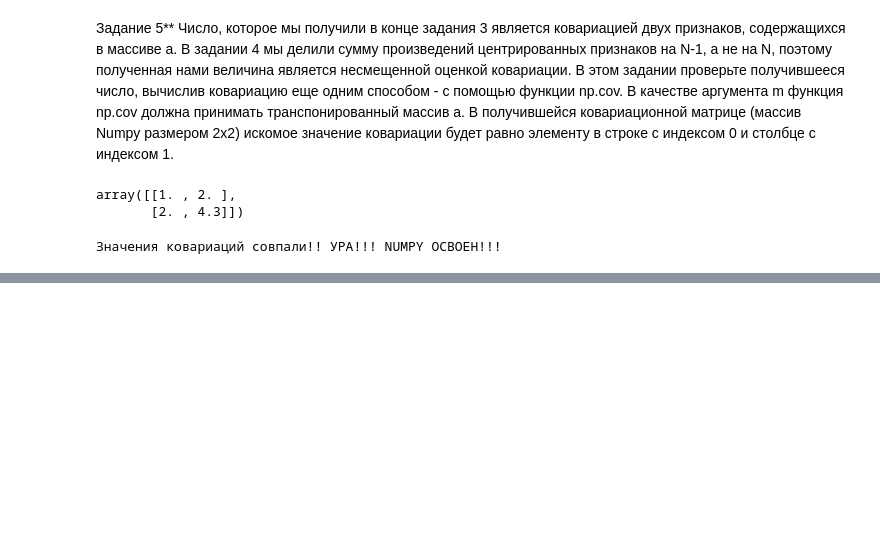
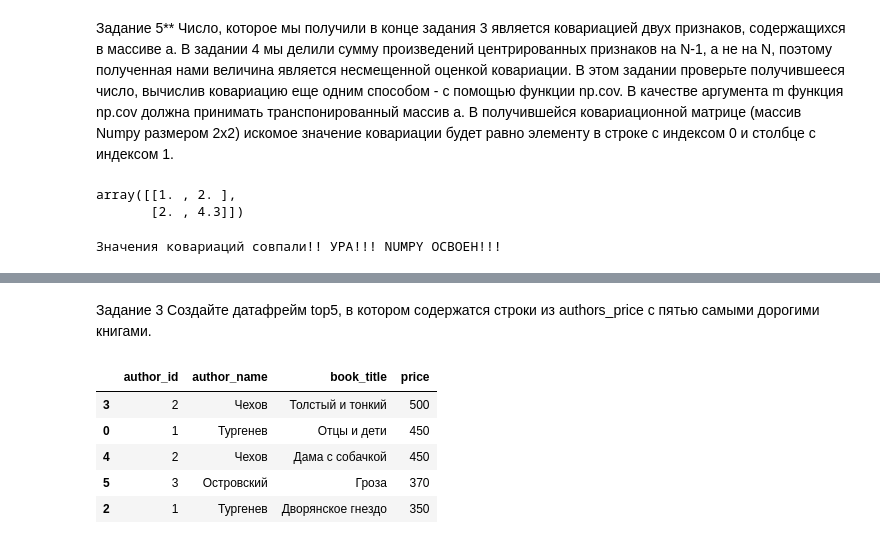
Before and after one commit to cheef78/PytForDS, a Jupyter notebook: less2.ipynb, the cells around one changed output, grey strips where cells are left out. Drawn from its saved outputs; the diff is of its cells as text; code cells hidden in the pictures; blank space fills up the shorter version.

Commit message:
Сделано все задание

```diff
--- a/less2.ipynb
+++ b/less2.ipynb
@@ -347,0 +394,13 @@ else:
+# %% [markdown]
+Задание 3
+Создайте датафрейм top5, в котором содержатся строки из authors_price с пятью самыми дорогими книгами.
+# %%
+top5=authors_price.nlargest(5,'price')
+top5
+# %% [output]
+|  | author_id | author_name | book_title | price |
+| 3 | 2 | Чехов | Толстый и тонкий | 500 |
+| 0 | 1 | Тургенев | Отцы и дети | 450 |
+| 4 | 2 | Чехов | Дама с собачкой | 450 |
+| 5 | 3 | Островский | Гроза | 370 |
+| 2 | 1 | Тургенев | Дворянское гнездо | 350 |
```
Also changed, not shown: parts of 16 cells of this notebook, 1 other file.
